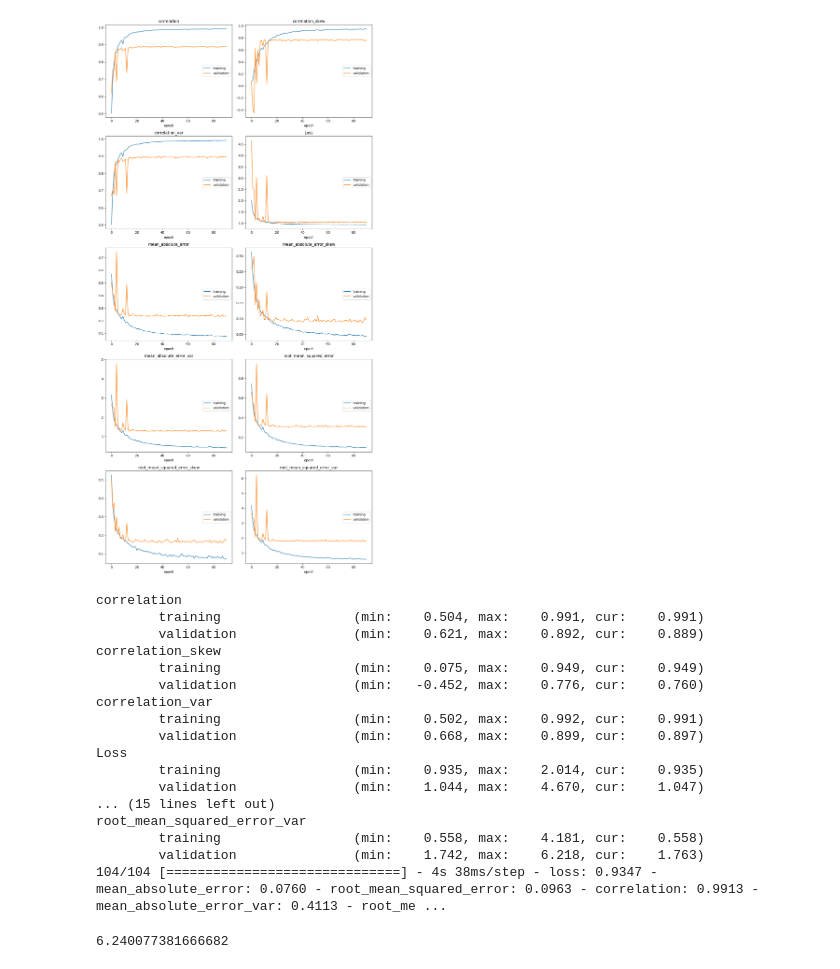
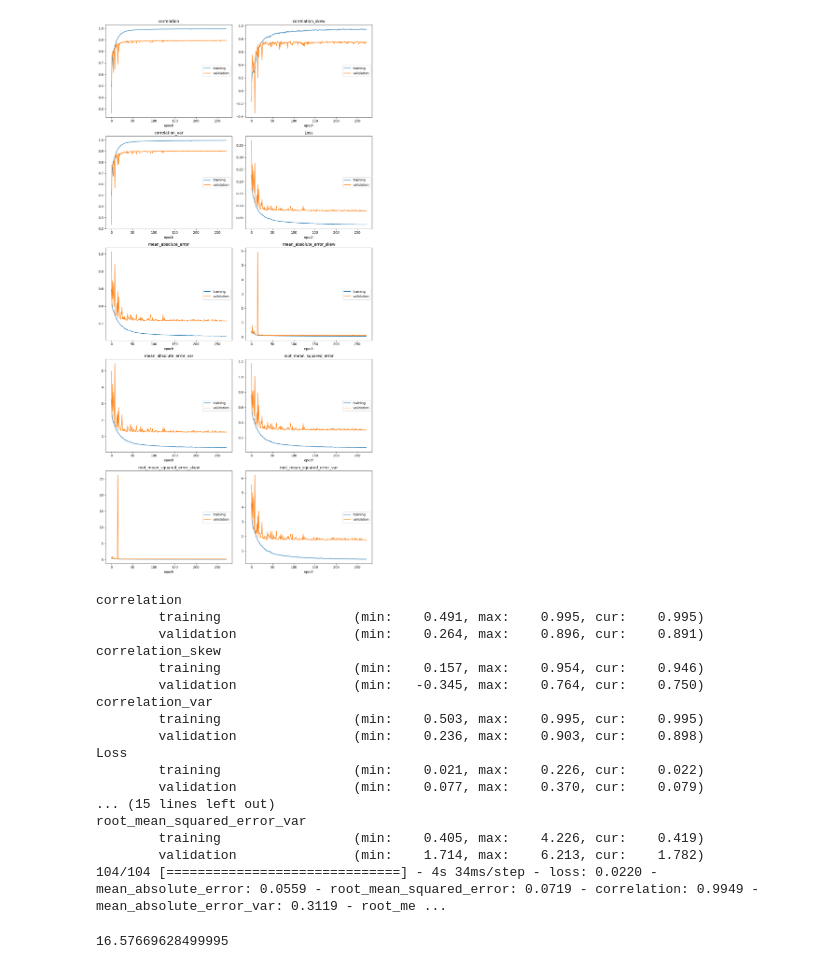
Before and after one commit to noahugail/FacialBeauty, a Jupyter notebook: main.ipynb, the cells around one changed output. Saved outputs shown, nothing was run; the diff lists cells and outputs as text; code cells hidden in the pictures.

```diff
--- a/main.ipynb
+++ b/main.ipynb
@@ -13,7 +13,7 @@ import losses
 import models
 import build
 # %%
-base, trainable = models.ResNet44_IN()
+base, trainable = models.VGG16()
 # %%
 dataset, n = datasets.SCUTFBP5500(input_shape=base.input_shape)
 #dataset, n = datasets.MEBeauty(input_shape=base.input_shape)
@@ -51,47 +48,49 @@ _________________________________________________________________
 # %%
 metrics = [losses.MeanAbsoluteError(n=n),
            losses.RootMeanSquaredError(n=n),
            losses.PearsonCorrelation(n=n),
            losses.MeanAbsoluteError(n=n, mode="var"),
            losses.RootMeanSquaredError(n=n, mode="var"),
            losses.PearsonCorrelation(n=n, mode="var"),
            losses.MeanAbsoluteError(n=n, mode="skew"),
            losses.RootMeanSquaredError(n=n, mode="skew"),
            losses.PearsonCorrelation(n=n, mode="skew")]
 
 #loss = tf.keras.losses.MeanSquaredError()
-loss = tf.keras.losses.CategoricalCrossentropy()
-#loss = losses.SquaredEarthMoversDistance()
+#loss = tf.keras.losses.CategoricalCrossentropy()
+loss = losses.SquaredEarthMoversDistance()
 
 #dataset.shuffle()
 build.compile(model, loss, metrics=metrics, learning_rate=0.0006)
-build.train(
+time = build.train(
     model,
     dataset.train,
     dataset.test,
     monitor="val_correlation",
     callbacks=[PlotLossesKerasTF()]
 )
+
+print(f"Time: {np.round(time, 4)}")
 # %% [output]
-[figure, old version]
+[figure, new version]
 correlation
-        training                 (min:    0.504, max:    0.991, cur:    0.991)
-        validation               (min:    0.621, max:    0.892, cur:    0.889)
+        training                 (min:    0.491, max:    0.995, cur:    0.995)
+        validation               (min:    0.264, max:    0.896, cur:    0.891)
 correlation_skew
-        training                 (min:    0.075, max:    0.949, cur:    0.949)
-        validation               (min:   -0.452, max:    0.776, cur:    0.760)
+        training                 (min:    0.157, max:    0.954, cur:    0.946)
+        validation               (min:   -0.345, max:    0.764, cur:    0.750)
 correlation_var
-        training                 (min:    0.502, max:    0.992, cur:    0.991)
-        validation               (min:    0.668, max:    0.899, cur:    0.897)
+        training                 (min:    0.503, max:    0.995, cur:    0.995)
+        validation               (min:    0.236, max:    0.903, cur:    0.898)
 Loss
-        training                 (min:    0.935, max:    2.014, cur:    0.935)
-        validation               (min:    1.044, max:    4.670, cur:    1.047)
+        training                 (min:    0.021, max:    0.226, cur:    0.022)
+        validation               (min:    0.077, max:    0.370, cur:    0.079)
 ... (15 lines left out)
 root_mean_squared_error_var
-        training                 (min:    0.558, max:    4.181, cur:    0.558)
-        validation               (min:    1.742, max:    6.218, cur:    1.763)
-104/104 [==============================] - 4s 38ms/step - loss: 0.9347 - mean_absolute_error: 0.0760 - root_mean_squared_error: 0.0963 - correlation: 0.9913 - mean_absolute_error_var: 0.4113 - root_me ...
+        training                 (min:    0.405, max:    4.226, cur:    0.419)
+        validation               (min:    1.714, max:    6.213, cur:    1.782)
+104/104 [==============================] - 4s 34ms/step - loss: 0.0220 - mean_absolute_error: 0.0559 - root_mean_squared_error: 0.0719 - correlation: 0.9949 - mean_absolute_error_var: 0.3119 - root_me ...
-6.240077381666682
+16.57669628499995
 # %%
 np.round(model.evaluate(dataset.test), 6)
 # %% [output]
```
Also changed, not shown: parts of 3 cells of this notebook.
